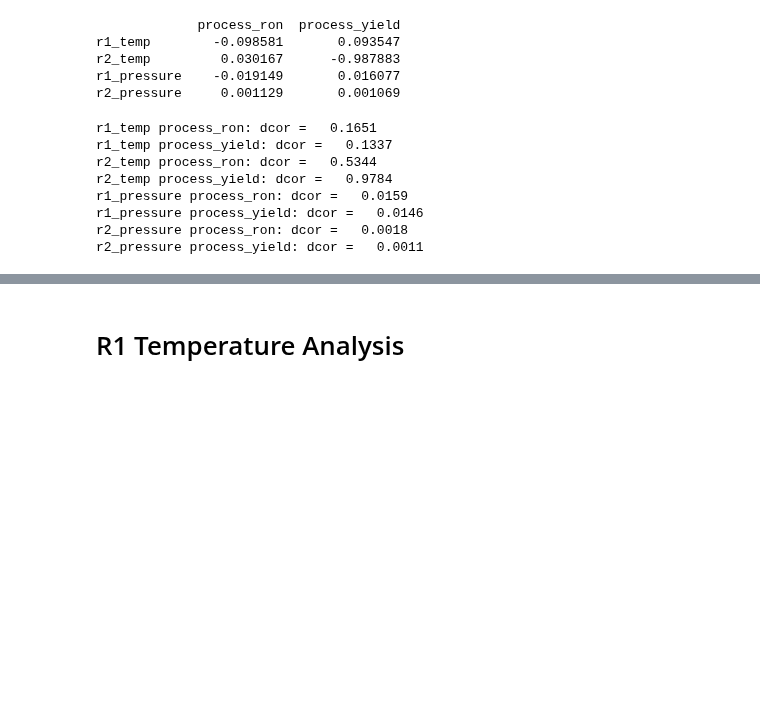
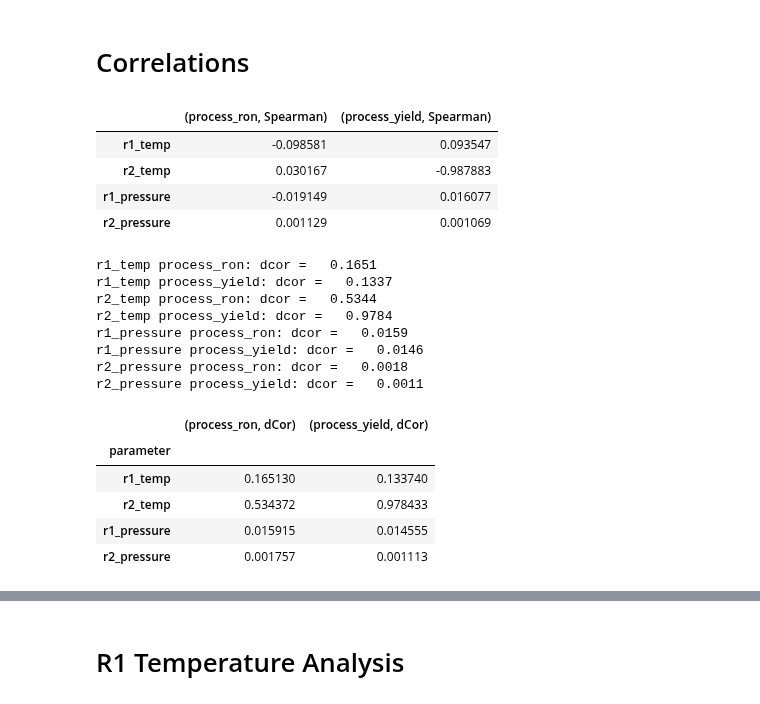
Before and after one commit to KISRDevelopment/iso-exploration, a Jupyter notebook: global_optima.ipynb, the cells around one changed output, grey strips where cells are left out. Drawn from its saved outputs; the diff is of its cells as text; code cells hidden in the pictures; blank space fills up the shorter version.

```diff
--- a/global_optima.ipynb
+++ b/global_optima.ipynb
@@ -13,30 +12,49 @@ dfe = pd.read_csv('r490.csv')
+# %% [markdown]
+# Correlations
 # %%
+# compute spearman correlations
 parameters = ['r1_temp', 'r2_temp', 'r1_pressure', 'r2_pressure']
 outputs = ['process_ron', 'process_yield']
 subdf = dfe[parameters + outputs]
 r = subdf.corr(method='spearman')
-final_result = r.loc[parameters, outputs]
-print(final_result)
-final_result.to_excel('tmp/table1.xlsx')
+subdf = r.loc[parameters, outputs].copy()
+columns = [(o, 'Spearman') for o in outputs]
+subdf.columns = columns
+subdf
 # %% [output]
-             process_ron  process_yield
-r1_temp        -0.098581       0.093547
-r2_temp         0.030167      -0.987883
-r1_pressure    -0.019149       0.016077
-r2_pressure     0.001129       0.001069
+|  | (process_ron, Spearman) | (process_yield, Spearman) |
+| r1_temp | -0.098581 | 0.093547 |
+| r2_temp | 0.030167 | -0.987883 |
+| r1_pressure | -0.019149 | 0.016077 |
+| r2_pressure | 0.001129 | 0.001069 |
-# %%
-for parameter in parameters:
-    for output in outputs:
-        a = np.array(dfe[parameter])
-        b = np.array(dfe[output])
-        dcor = pingouin.distance_corr(a, b, n_boot=None)
-        print("%s %s: dcor = %8.4f" % (parameter, output, dcor))
-# %% [output]
-r1_temp process_ron: dcor =   0.1651
-r1_temp process_yield: dcor =   0.1337
-r2_temp process_ron: dcor =   0.5344
-r2_temp process_yield: dcor =   0.9784
-r1_pressure process_ron: dcor =   0.0159
-r1_pressure process_yield: dcor =   0.0146
-r2_pressure process_ron: dcor =   0.0018
-r2_pressure process_yield: dcor =   0.0011
+# %%
+# distance correlations
+rows = []
+for parameter in parameters:
+    row = {
+        'parameter' : parameter
+    }
+    for output in outputs:
+        a = np.array(dfe[parameter])
+        b = np.array(dfe[output])
+        dcor = pingouin.distance_corr(a, b, n_boot=None)
+        print("%s %s: dcor = %8.4f" % (parameter, output, dcor))
+        row[(output, 'dCor')] = dcor
+    rows.append(row)
+dCorrdf = pd.DataFrame(rows).set_index('parameter')
+dCorrdf
+# %% [output]
+r1_temp process_ron: dcor =   0.1651
+r1_temp process_yield: dcor =   0.1337
+r2_temp process_ron: dcor =   0.5344
+r2_temp process_yield: dcor =   0.9784
+r1_pressure process_ron: dcor =   0.0159
+r1_pressure process_yield: dcor =   0.0146
+r2_pressure process_ron: dcor =   0.0018
+r2_pressure process_yield: dcor =   0.0011
+|  | (process_ron, dCor) | (process_yield, dCor) |
+| parameter |  |  |
+| r1_temp | 0.165130 | 0.133740 |
+| r2_temp | 0.534372 | 0.978433 |
+| r1_pressure | 0.015915 | 0.014555 |
+| r2_pressure | 0.001757 | 0.001113 |
```
Also changed, not shown: parts of 3 cells of this notebook, 13 other files.
